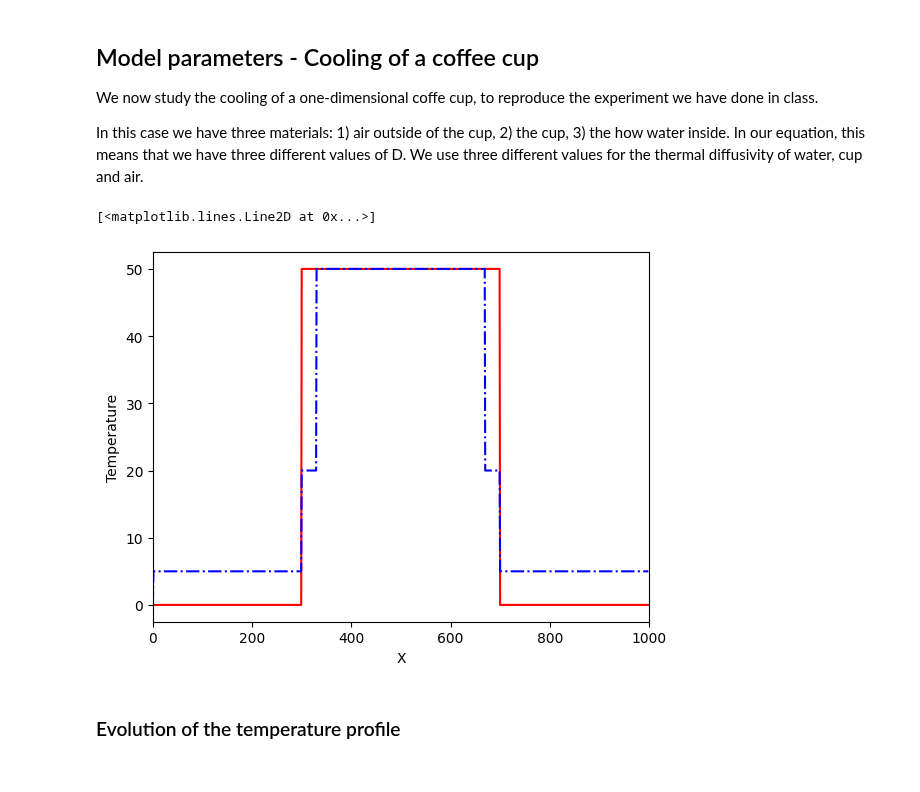
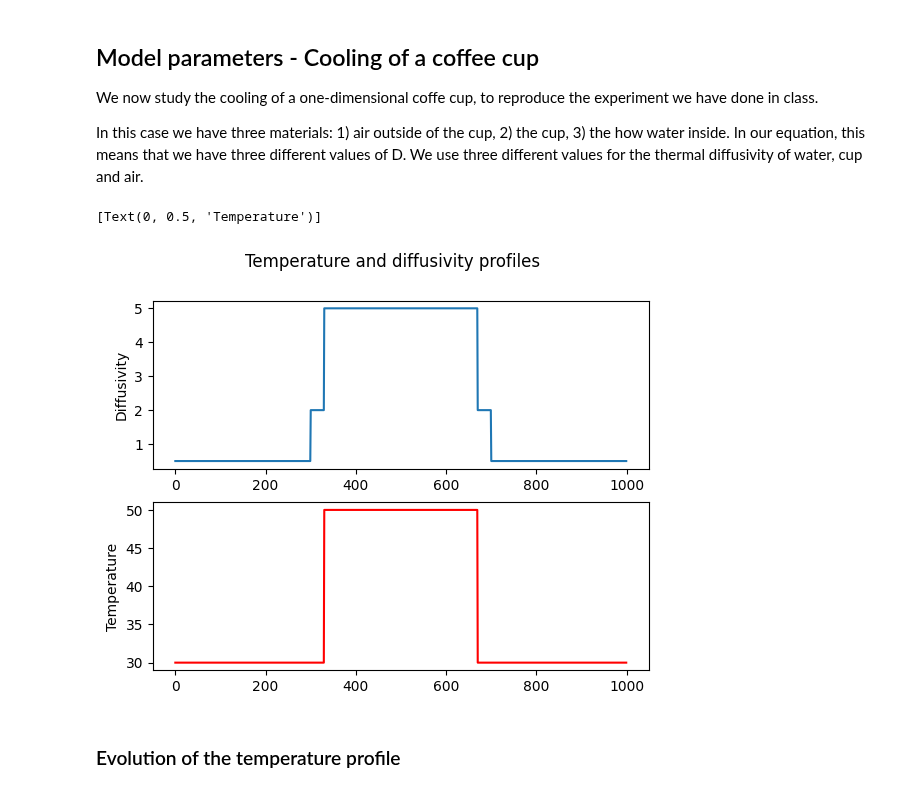
Before and after one commit to mpcmpc/PH2103, a Jupyter notebook: DiffusionEquation.ipynb, the cells around one changed output. Saved outputs shown, nothing was run; the diff lists cells and outputs as text; code cells hidden in the pictures.

```diff
--- a/DiffusionEquation.ipynb
+++ b/DiffusionEquation.ipynb
@@ -122,7 +122,7 @@ TMax=80
 # use '#' to comment in an appropriate way
 
 ######################### intial condition is a Gaussian centered in L/2, with maximum temperature Tmax ##########
-for i in range(1,N):
+for i in range(0,N):
     Temp[i]= Tambient+(TMax-Tambient)*np.exp( -(i-N/2)**2/(2*40**2) )
 #########################
 
@@ -167,10 +167,10 @@ for curve in range(1,ncurves):
     #notice that the loops in n below exclude the first and the last cells, as the temperature there is fixed
     for step in range (1,num_integration_loops):
         #compute the derivative of the temperature
-        for n in range(2,N-1):
+        for n in range(1,N-1):
             Dd2Txx[n] = D*(Temp[n+1]-2*Temp[n]+Temp[n-1])/(dx*dx)
         # update the temperature
-        for n in range(2,N-1):
+        for n in range(1,N-1):
             Temp[n] = Temp[n]+Dd2Txx[n]*dt
         #advance time
         elapsed_time = elapsed_time+dt
@@ -200,33 +192,36 @@ Diffusivity = np.empty(N)
 Dwater=5
 Dcup=2
 Dair=0.5
-Tambient=0
+Tambient=30
 DeltaT = 50
 
 #everywhere is air
-for i in range(1, 1000):
+for i in range(0, 1000):
     Diffusivity[i]=Dair
     Temp[i]=Tambient
-#we overwrite in a central part, a there we have a cup and water. We first say we have in the center a cup
+#we overwrite in a central part, where we have cup and water.
+#We first say we have in the center a cup
 for i in range(500-200, 500+200):
     Diffusivity[i]=Dcup
-    Temp[i]=DeltaT
+    Temp[i]=Tambient
 #we overwrite a central part of the cup, to clarify that here there is actually water
 for i in range(500-170, 500+170):
     Diffusivity[i]=Dwater
     Temp[i]=DeltaT
 # %%
 #Here we plot to intial condition, to check that everything is as expected
-plt.figure()
-plt.xlim(0,1000)
-plt.xlabel('X')
-plt.ylabel('Temperature')
+#plt.figure()
+#%plt.xlim(0,1000)
+fig, axs = plt.subplots(2)
+fig.suptitle('Temperature and diffusivity profiles')
+axs[0].plot(Diffusivity)
+axs[0].set(ylabel='Diffusivity')
 
-plt.plot(Temp,'r-',label='temperature')
-plt.plot(Diffusivity*10,'b-.',label='10 x diffusivity')
+axs[1].plot(Temp,'r-',label='temperature')
+axs[1].set(ylabel='Temperature')
 # %% [output]
-[<matplotlib.lines.Line2D at 0x...>]
+[Text(0, 0.5, 'Temperature')]
-[figure, old version]
+[figure, new version]
 # %% [markdown]
 ### Evolution of the temperature profile
 # %%
```
Also changed, not shown: parts of 2 cells of this notebook.
